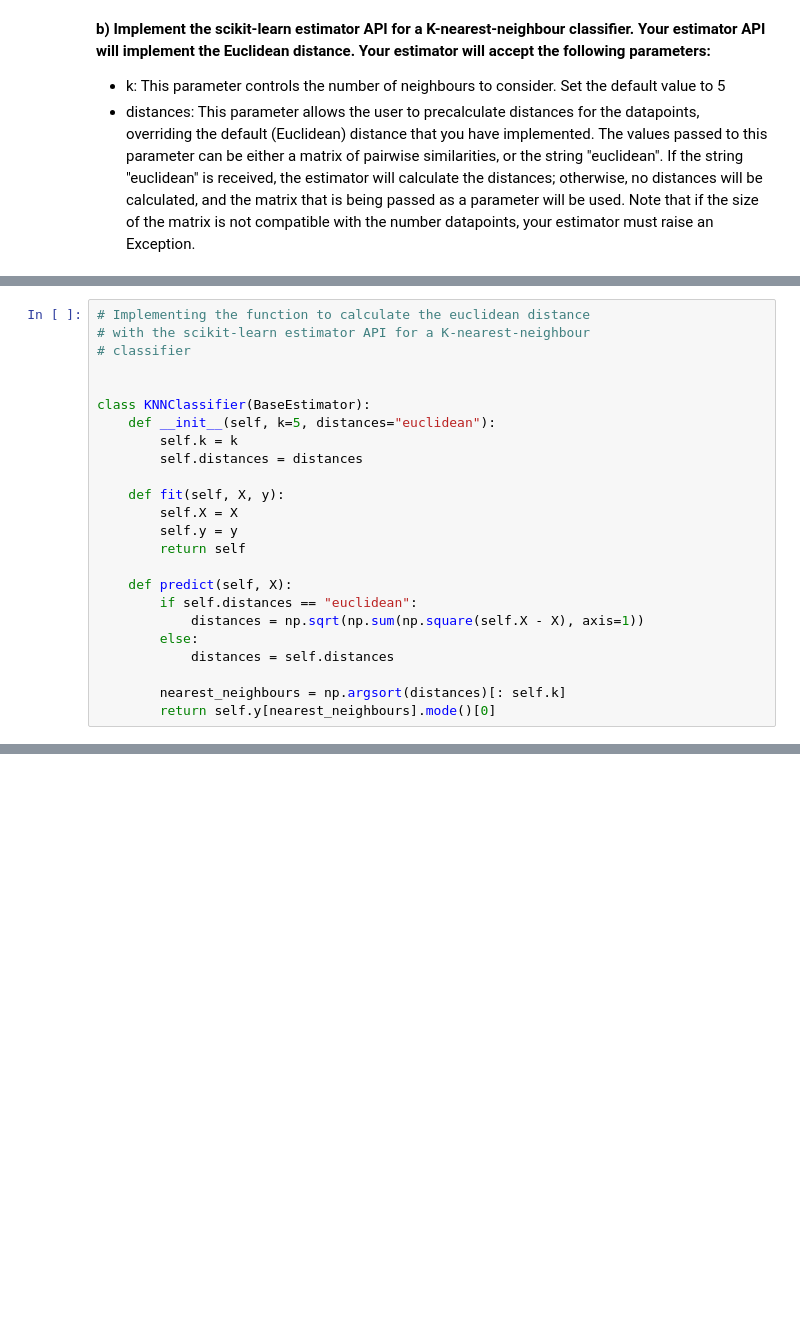
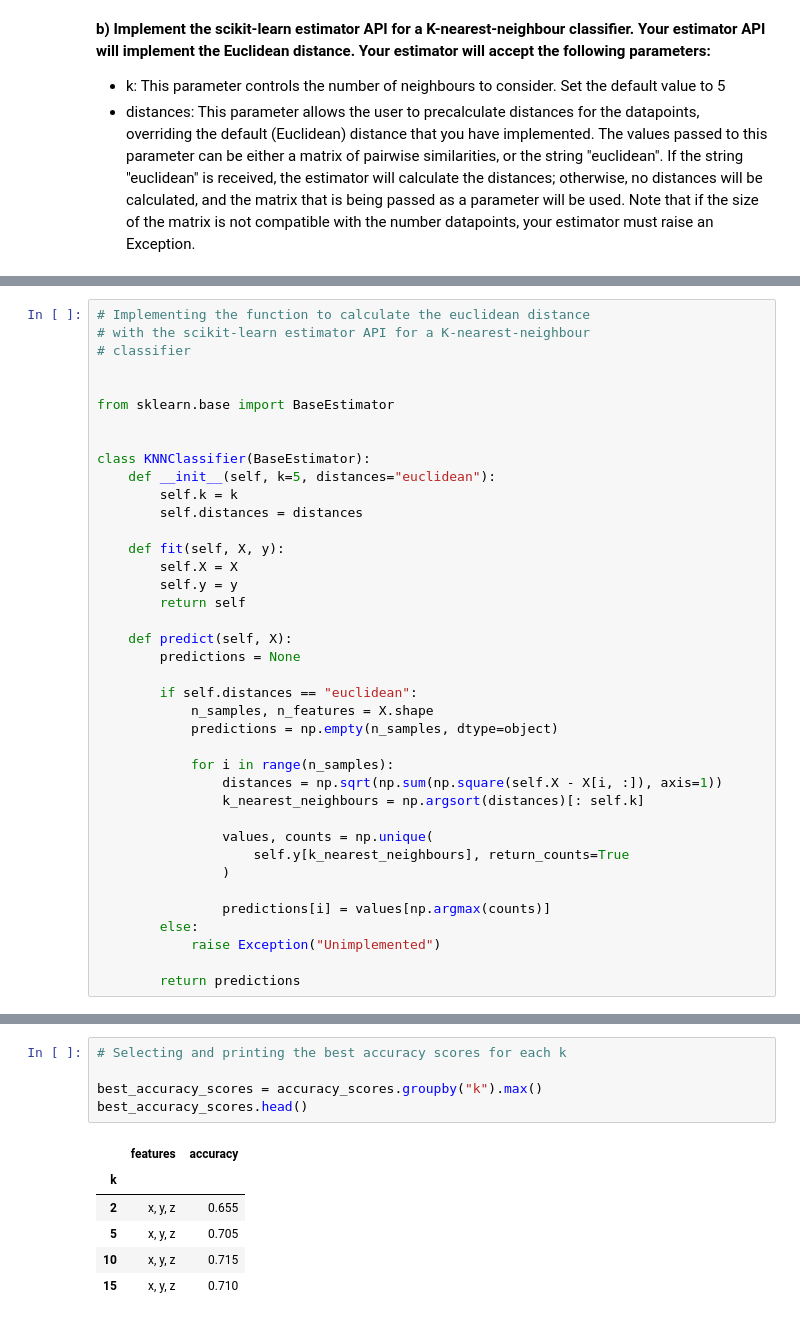
Before and after one commit to juanbelieni/fgv-tacd-a1, a Jupyter notebook: work/part-2.ipynb, the cells around one changed output, grey strips where cells are left out. Drawn from its saved outputs; the diff is of its cells as text; blank space fills up the shorter version.

```diff
--- a/work/part-2.ipynb
+++ b/work/part-2.ipynb
@@ -45,6 +41,9 @@ from sklearn.base import BaseEstimator
 # Implementing the function to calculate the euclidean distance
 # with the scikit-learn estimator API for a K-nearest-neighbour
 # classifier
+
+
+from sklearn.base import BaseEstimator
 
 
 class KNNClassifier(BaseEstimator):
@@ -58,10 +57,22 @@ class KNNClassifier(BaseEstimator):
         return self
 
     def predict(self, X):
+        predictions = None
+
         if self.distances == "euclidean":
-            distances = np.sqrt(np.sum(np.square(self.X - X), axis=1))
+            n_samples, n_features = X.shape
+            predictions = np.empty(n_samples, dtype=object)
+
+            for i in range(n_samples):
+                distances = np.sqrt(np.sum(np.square(self.X - X[i, :]), axis=1))
+                k_nearest_neighbours = np.argsort(distances)[: self.k]
+
+                values, counts = np.unique(
+                    self.y[k_nearest_neighbours], return_counts=True
+                )
+
+                predictions[i] = values[np.argmax(counts)]
         else:
-            distances = self.distances
+            raise Exception("Unimplemented")
 
-        nearest_neighbours = np.argsort(distances)[: self.k]
-        return self.y[nearest_neighbours].mode()[0]
+        return predictions
@@ -67,0 +145,12 @@ class KNNClassifier(BaseEstimator):
+# %%
+# Selecting and printing the best accuracy scores for each k
+
+best_accuracy_scores = accuracy_scores.groupby("k").max()
+best_accuracy_scores.head()
+# %% [output]
+|  | features | accuracy |
+| k |  |  |
+| 2 | x, y, z | 0.655 |
+| 5 | x, y, z | 0.705 |
+| 10 | x, y, z | 0.715 |
+| 15 | x, y, z | 0.710 |
```
Also changed, not shown: parts of 6 cells of this notebook.
